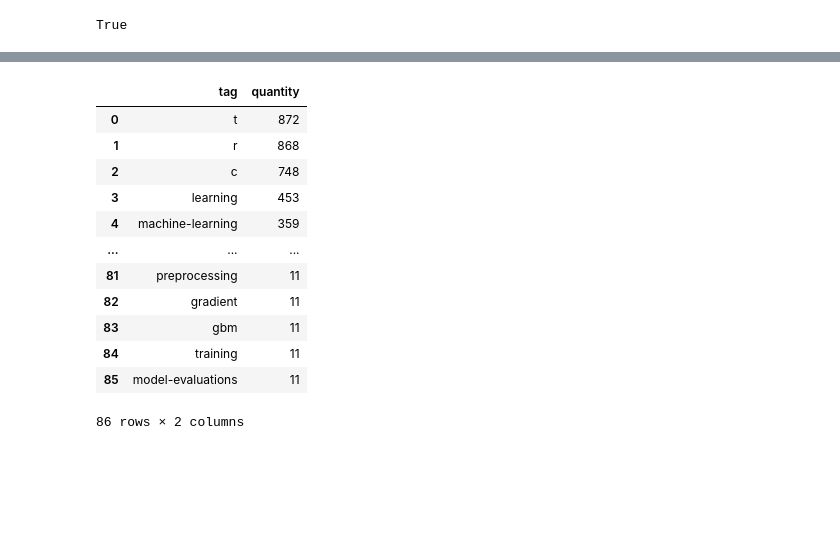
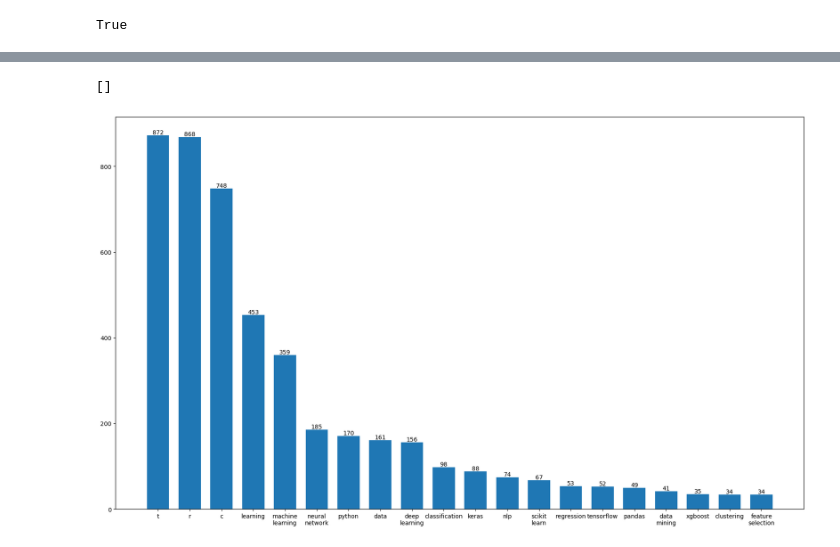
Before and after one commit to LMassooni/Stack-Exchange-database, a Jupyter notebook: analise.ipynb, the cells around one changed output, grey strips where cells are left out. Cells and saved outputs as stored; diff of their text form; code cells hidden in the pictures; blank space fills up the shorter version.

```diff
--- a/analise.ipynb
+++ b/analise.ipynb
@@ -24,4 +26,4 @@ for file in files:
 # %%
 df = pd.read_csv('csv_analises/questionsxtags.csv', names = ['tag','quantity'])
 # %%
-df
+df1 = df[df.index<20].copy()
@@ -42,16 +30,11 @@ df
-# %%
-df1
-# %% [output]
-|  | tag | quantity |
-| 0 | t | 872 |
-| 1 | r | 868 |
-| 2 | c | 748 |
-| 3 | learning | 453 |
-| 4 | machine-learning | 359 |
-| ... | ... | ... |
-| 81 | preprocessing | 11 |
-| 82 | gradient | 11 |
-| 83 | gbm | 11 |
-| 84 | training | 11 |
-| 85 | model-evaluations | 11 |
-86 rows × 2 columns
+# %%
+df1['tag'] = df1['tag'].str.replace("-", "\n")
+# %%
+fig, ax = plt.subplots(figsize = (17,10))
+graf = ax.bar(df1['tag'], df1['quantity'], width=0.7)
+ax.bar_label(graf)
+plt.tight_layout()
+plt.plot()
+# %% [output]
+[]
+[figure, added]
```
Also changed, not shown: parts of 8 cells of this notebook, 2 other files.
